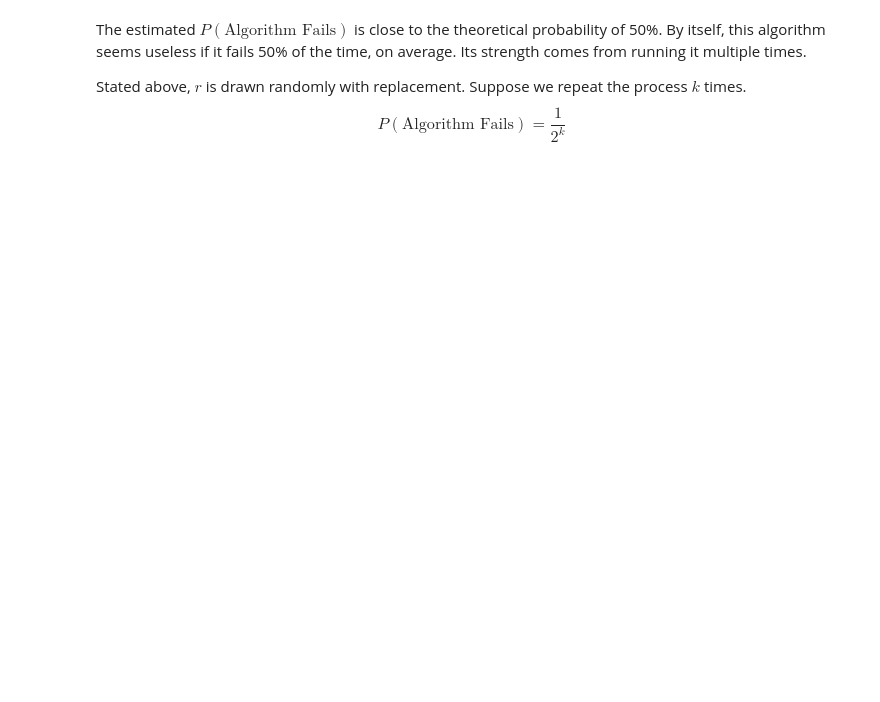
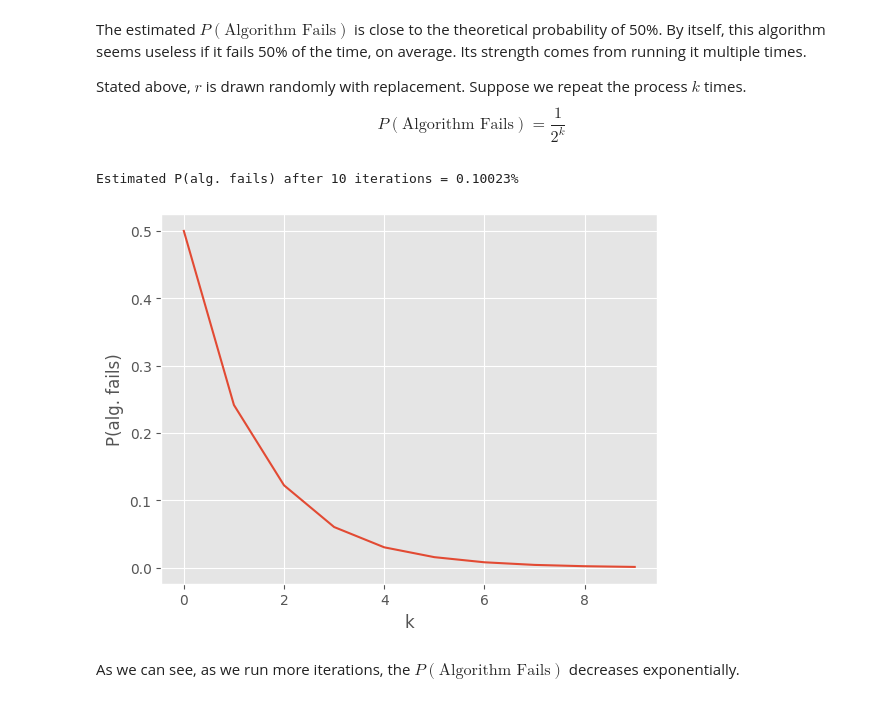
Before and after one commit to tzabilowicz/MachineLearning, a Jupyter notebook: math/Probability/probabilistic_checks.ipynb, the cells around one changed output. Cells and saved outputs as stored; diff of their text form; code cells hidden in the pictures; blank space fills up the shorter version.

```diff
--- a/math/Probability/probabilistic_checks.ipynb
+++ b/math/Probability/probabilistic_checks.ipynb
@@ -203,4 +203,24 @@ $$
 P(\text{Algorithm Fails}) = \frac{1}{2^k}
 $$
 # %%
-k = 5
+k = 10
+
+p_fails_k = [0] * k
+for i in range(k):
+    eq = matrix_mult_check(A, B, C_corrupt, trials=T)
+    p_fails_k[i] = (1 - (eq / T))
+
+p_fail = np.array(p_fails_k).cumprod()
+
+p_fail_k_iter = p_fail[-1] * 100
+print(f"Estimated P(alg. fails) after {k} iterations = {round(p_fail_k_iter, 6)}%")
+
+plt.plot(p_fail)
+plt.xlabel("k")
+plt.ylabel("P(alg. fails)")
+plt.show()
+# %% [output]
+Estimated P(alg. fails) after 10 iterations = 0.10023%
+[figure, added]
+# %% [markdown]
+As we can see, as we run more iterations, the $P(\text{Algorithm Fails})$ decreases exponentially.
```
Also changed, not shown: parts of 3 cells of this notebook.
